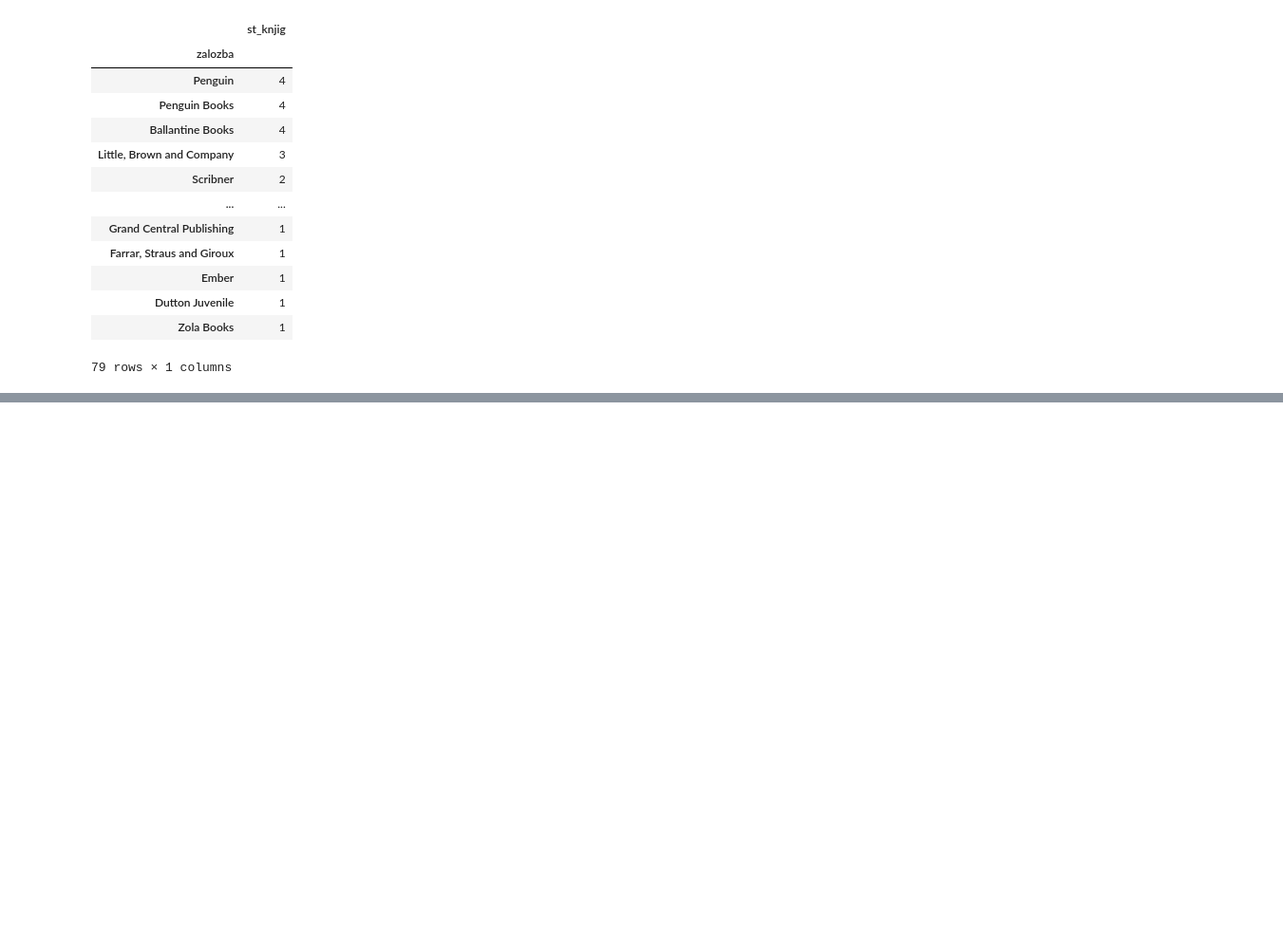
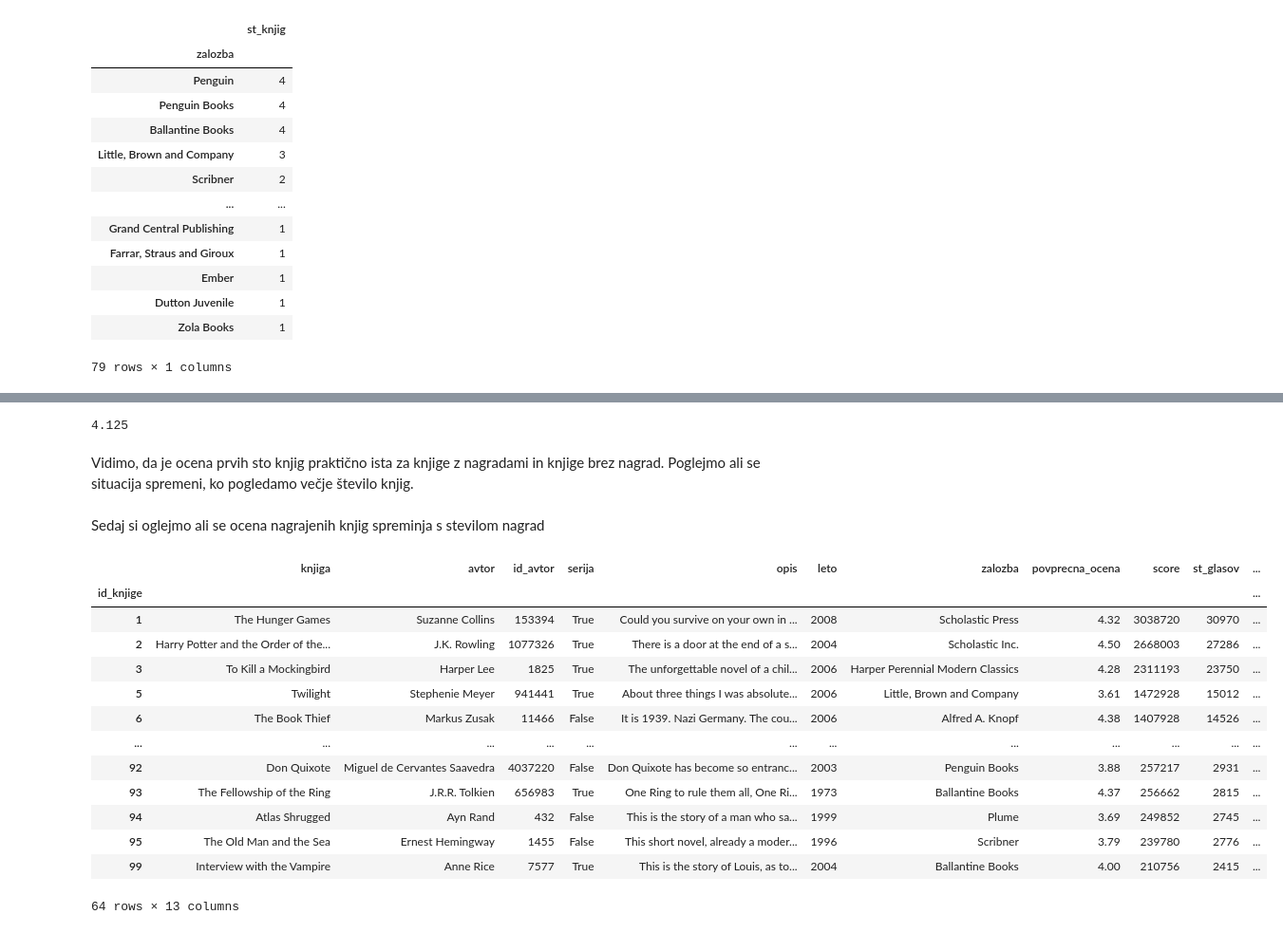
Before and after one commit to anajulijapreseren/Najbolj-e-knjige-vseh-asov, a Jupyter notebook: Analiza_podatkov.ipynb, the cells around one changed output, grey strips where cells are left out. Shown: that part at 95% size. Drawn from its saved outputs; the diff is of its cells as text; code cells hidden in the pictures; blank space fills up the shorter version.

```diff
--- a/Analiza_podatkov.ipynb
+++ b/Analiza_podatkov.ipynb
@@ -176,0 +236,9 @@ st_knjig_zalozbe_100
+# %%
+povprecna_ocena_brez_nagrade
+# %% [output]
+4.125
+# %% [markdown]
+Vidimo, da je ocena prvih sto knjig praktično ista za knjige z nagradami in knjige brez nagrad.
+Poglejmo ali se situacija spremeni, ko pogledamo večje število knjig.
+# %% [markdown]
+Sedaj si oglejmo ali se ocena nagrajenih knjig spreminja s stevilom nagrad
@@ -176,0 +247,17 @@ st_knjig_zalozbe_100
+# %%
+nagrajene_knjige
+# %% [output]
+|  | knjiga | avtor | id_avtor | serija | opis | leto | zalozba | povprecna_ocena | score | st_glasov | ... |
+| id_knjige |  |  |  |  |  |  |  |  |  |  | ... |
+| 1 | The Hunger Games | Suzanne Collins | 153394 | True | Could you survive on your own in ... | 2008 | Scholastic Press | 4.32 | 3038720 | 30970 | ... |
+| 2 | Harry Potter and the Order of the... | J.K. Rowling | 1077326 | True | There is a door at the end of a s... | 2004 | Scholastic Inc. | 4.50 | 2668003 | 27286 | ... |
+| 3 | To Kill a Mockingbird | Harper Lee | 1825 | True | The unforgettable novel of a chil... | 2006 | Harper Perennial Modern Classics | 4.28 | 2311193 | 23750 | ... |
+| 5 | Twilight | Stephenie Meyer | 941441 | True | About three things I was absolute... | 2006 | Little, Brown and Company | 3.61 | 1472928 | 15012 | ... |
+| 6 | The Book Thief | Markus Zusak | 11466 | False | It is 1939. Nazi Germany. The cou... | 2006 | Alfred A. Knopf | 4.38 | 1407928 | 14526 | ... |
+| ... | ... | ... | ... | ... | ... | ... | ... | ... | ... | ... | ... |
+| 92 | Don Quixote | Miguel de Cervantes Saavedra | 4037220 | False | Don Quixote has become so entranc... | 2003 | Penguin Books | 3.88 | 257217 | 2931 | ... |
+| 93 | The Fellowship of the Ring | J.R.R. Tolkien | 656983 | True | One Ring to rule them all, One Ri... | 1973 | Ballantine Books | 4.37 | 256662 | 2815 | ... |
+| 94 | Atlas Shrugged | Ayn Rand | 432 | False | This is the story of a man who sa... | 1999 | Plume | 3.69 | 249852 | 2745 | ... |
+| 95 | The Old Man and the Sea | Ernest Hemingway | 1455 | False | This short novel, already a moder... | 1996 | Scribner | 3.79 | 239780 | 2776 | ... |
+| 99 | Interview with the Vampire | Anne Rice | 7577 | True | This is the story of Louis, as to... | 2004 | Ballantine Books | 4.00 | 210756 | 2415 | ... |
+64 rows × 13 columns
```
Also changed, not shown: parts of 27 cells of this notebook.
